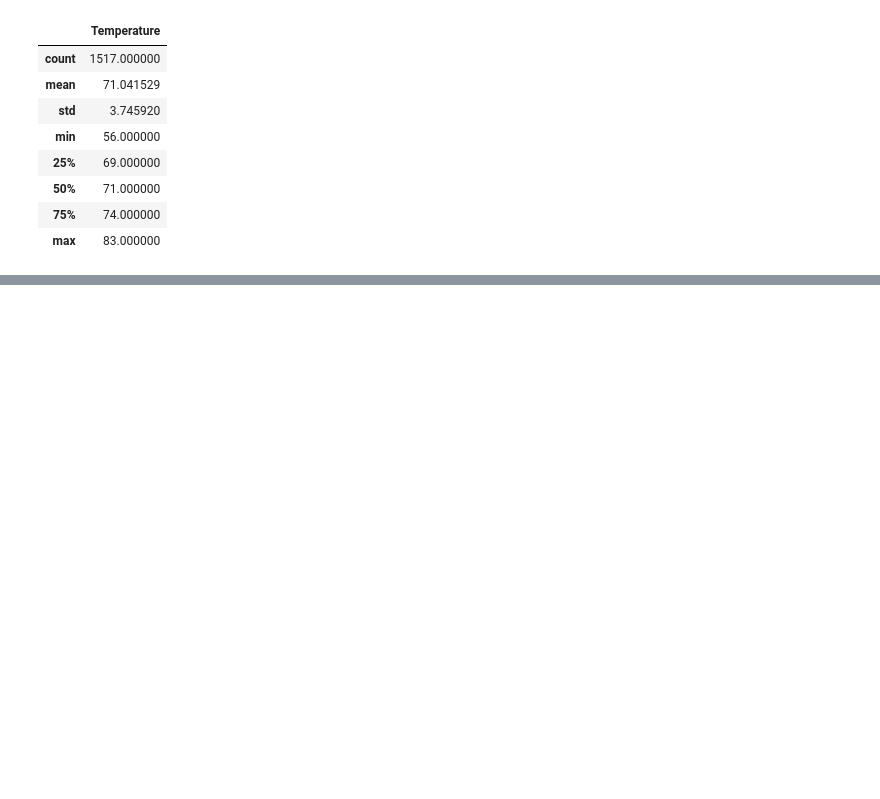
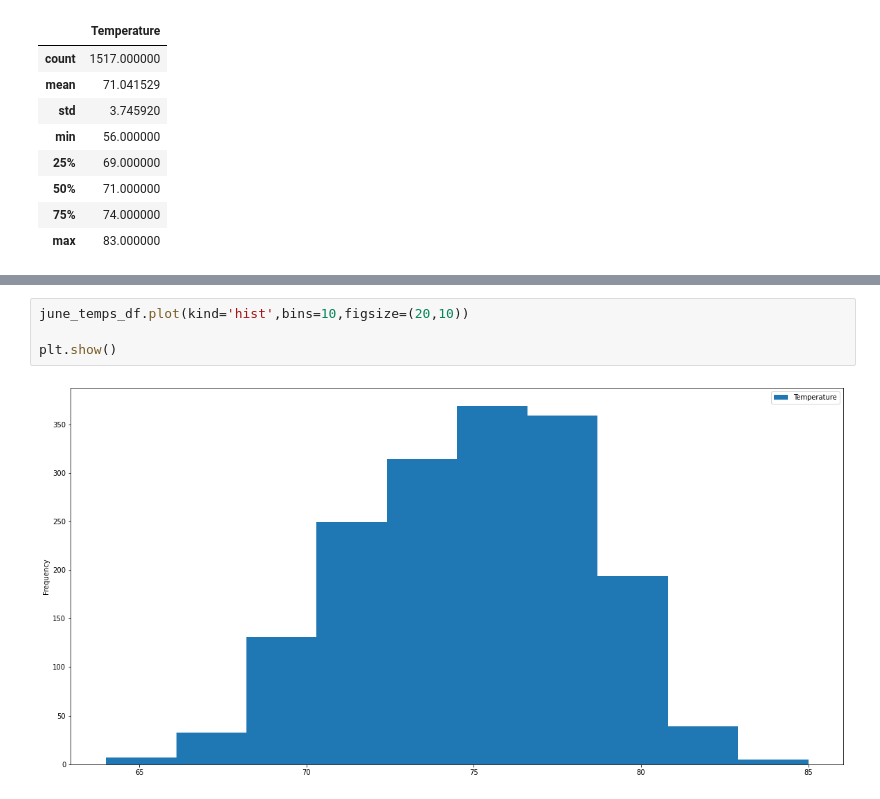
Before and after one commit to I-CV207/Surfs_up, a Jupyter notebook: SurfsUp_Challenge.ipynb, the cells around one changed output, grey strips where cells are left out. Saved outputs shown, nothing was run; the diff lists cells and outputs as text; blank space fills up the shorter version.

```diff
--- a/SurfsUp_Challenge.ipynb
+++ b/SurfsUp_Challenge.ipynb
@@ -174,0 +126,6 @@ december_temps_df.describe()
+# %%
+june_temps_df.plot(kind='hist',bins=10,figsize=(20,10))
+
+plt.show()
+# %% [output]
+[figure, added]
```
Also changed, not shown: parts of 5 cells of this notebook.
